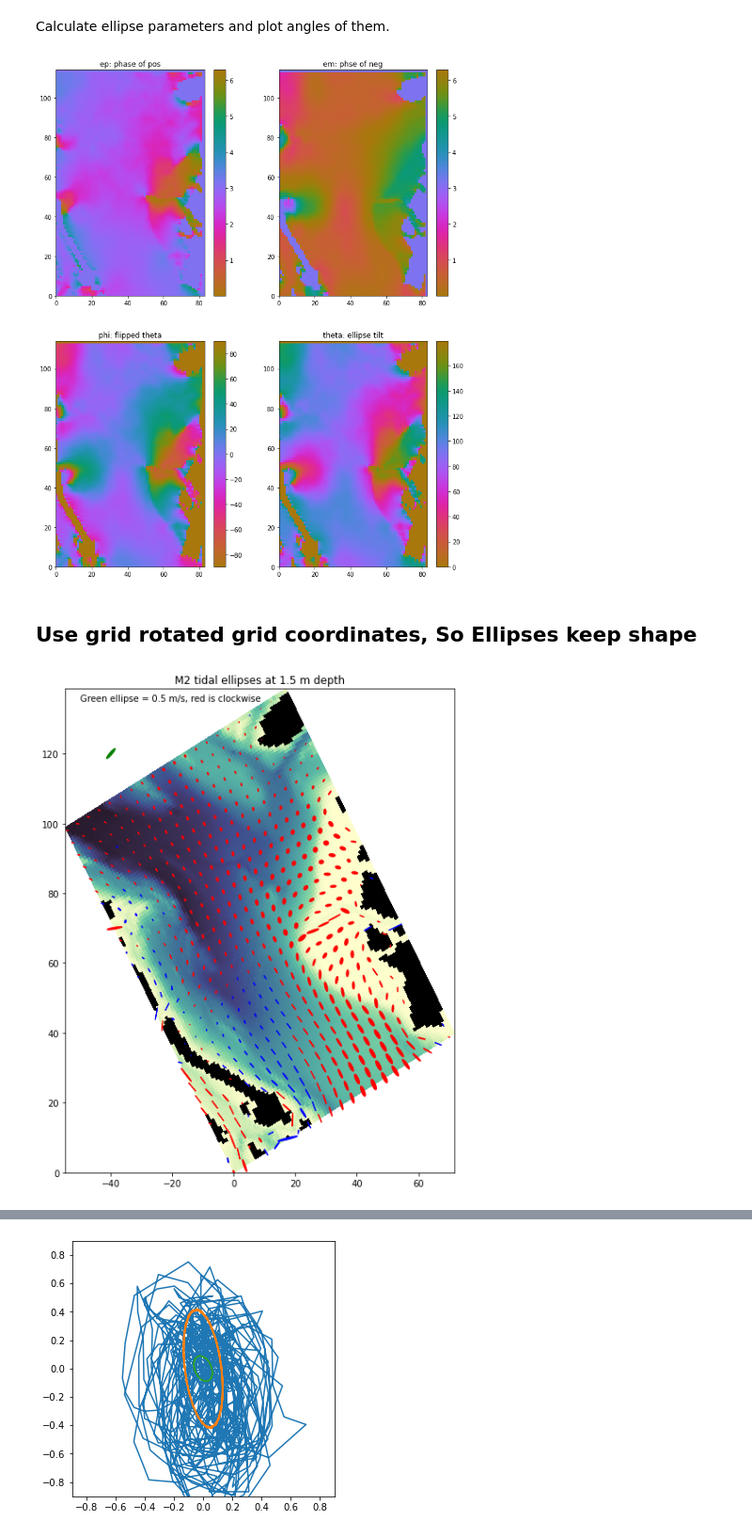
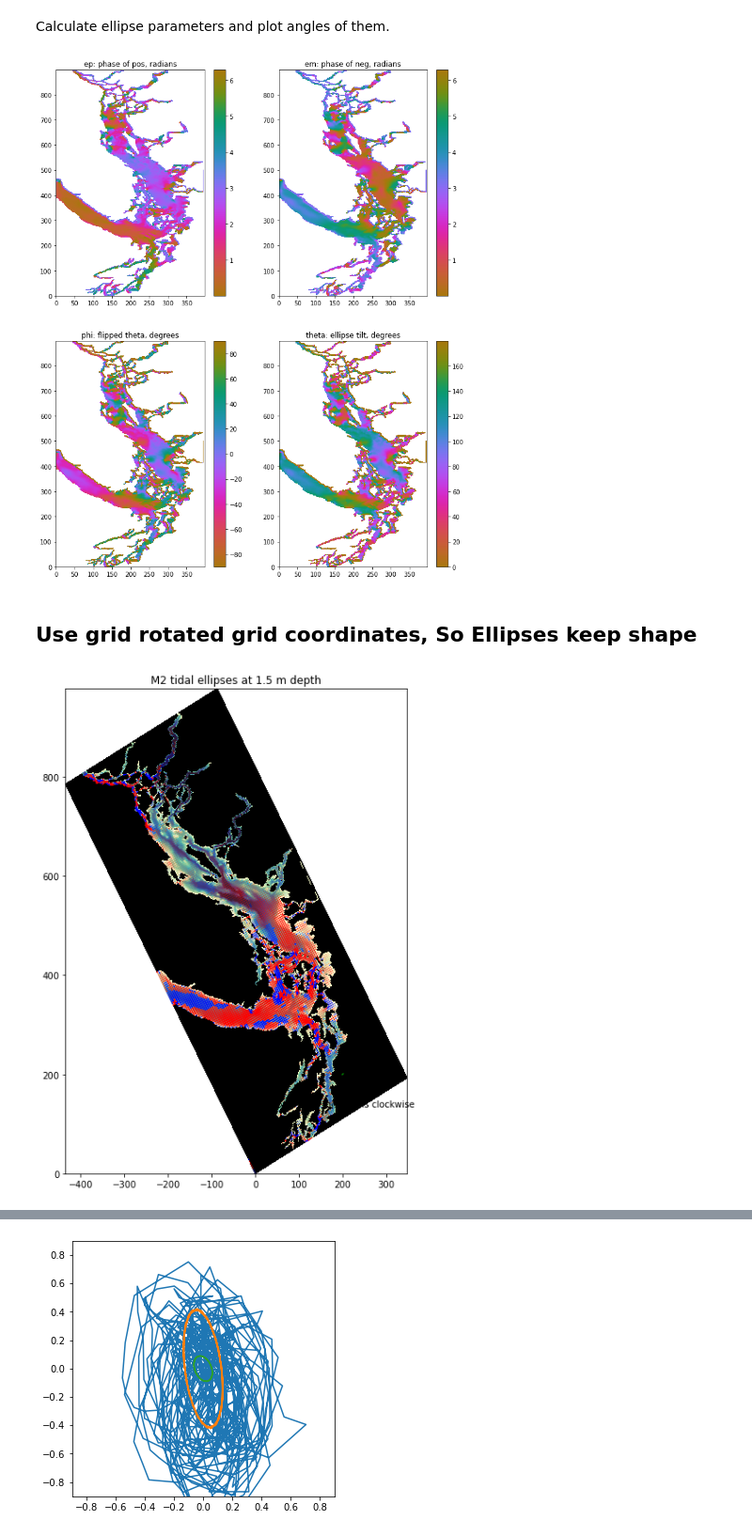
Before and after one commit to SalishSeaCast/analysis-shared, a Jupyter notebook: compare_tides/Ellipses-201905.ipynb, the cells around one changed output, grey strips where cells are left out. Shown at 94% size. Drawn from its saved outputs; the diff is of its cells as text; code cells hidden in the pictures.

```diff
--- a/compare_tides/Ellipses-201905.ipynb
+++ b/compare_tides/Ellipses-201905.ipynb
@@ -25,4 +28,7 @@ grid_bathy = grid["Bathymetry"][:]
 imin = 379; imax = 493; jmin = 238; jmax=321; ndays = 30
+# %%
+# Whole Domain
+imin = 0; imax = 898; jmin = 0; jmax = 398; ndays = 30
 # %%
 vvel = np.zeros((ndays*24, 40, imax-imin, jmax-jmin)); uvel =np.zeros_like(vvel)
 DIRECTORY = '/results2/SalishSea/nowcast-green.201905/'
@@ -95,7 +101,7 @@ def double(x, M2amp, M2pha, K1amp, K1pha, mean):
 def fittit (uaus, vaus, time, imin, imax, jmin, jmax, dj=1, ts=0):
     for i in np.arange(imin,imax):
         for j in np.arange(jmin,jmax,dj):
-            if vaus[:,i,j].any() != 0.:
+            if (vaus[:, i, j].any() != 0.) and (vaus[:, i, j].sum() == vaus[:, i, j].sum()):
                 fitted, cov = curve_fit(double, time[ts:], vaus[:,i,j])
                 if fitted[0] < 0:
                     fitted[0] = -fitted[0]
@@ -116,7 +122,7 @@ def fittit (uaus, vaus, time, imin, imax, jmin, jmax, dj=1, ts=0):
     print ('vaus done')
     for i in np.arange(imin,imax):
         for j in np.arange(jmin,jmax,dj):
-            if uaus[:,i,j].any() !=0.:
+            if (uaus[:, i, j].any() !=0.) and (uaus[:, i, j].sum() == uaus[:, i, j].sum()):
                 fitted, cov = curve_fit(double,time[ts:],uaus[:,i,j])
                 if fitted[0] < 0:
                     fitted[0] = -fitted[0]
@@ -195,26 +201,26 @@ Calculate ellipse parameters and plot angles of them.
 CX, SX, CY, SY, ap, am, ep, em, major, minor, theta = ellipse_params (uM2amp, uM2pha, vM2amp, vM2pha)
 fig=plt.figure(figsize=(2*5.5+1,3*5))
 plt.subplot(221)
-plt.pcolormesh(ep, cmap=cm.phase)
+plt.pcolormesh(np.ma.array(ep, mask=tmask), cmap=cm.phase)
 plt.colorbar()
-plt.title('ep: phase of pos')
+plt.title('ep: phase of pos, radians')
 
 plt.subplot(222)
-plt.pcolormesh(em, cmap=cm.phase)
+plt.pcolormesh(np.ma.array(em, mask=tmask), cmap=cm.phase)
 plt.colorbar()
-plt.title('em: phse of neg')
+plt.title('em: phase of neg, radians')
 
 plt.subplot(223)
-plt.pcolormesh(90-theta,cmap=cm.phase)
+plt.pcolormesh(np.ma.array(90-theta, mask=tmask), cmap=cm.phase)
 plt.colorbar()
-plt.title('phi: flipped theta')
+plt.title('phi: flipped theta, degrees')
 
 plt.subplot(224)
-plt.pcolormesh(theta, cmap=cm.phase)
+plt.pcolormesh(np.ma.array(theta, mask=tmask), cmap=cm.phase)
 plt.colorbar()
-plt.title('theta: ellipse tilt');
+plt.title('theta: ellipse tilt, degrees');
 # %% [output]
-[figure, old version]
+[figure, new version]
 # %% [markdown]
 ## Use grid rotated grid coordinates, So Ellipses keep shape
 # %%
@@ -231,32 +237,32 @@ for i in np.arange(imax-imin):
         m[i,j] = -i*np.sin(phi*np.pi/180.) + j*np.cos(phi*np.pi/180.)
 scale = 8.
 interval = 4
 for i in np.arange(0,imax-imin,interval):
     for j in np.arange(0,jmax-jmin,interval):
         if ap[i,j] > am[i,j]:
             thec = 'b'
         else:
             thec = 'r'
         ells = Ellipse(xy=(m[i,j],k[i,j]), width=scale*major[i,j],
                             height=scale*minor[i,j], angle=theta[i,j]+29.,
                             color=thec)
         ax.add_artist(ells)
         ells.set_facecolor(thec)
 
 
 # scale ellipse
-ell = Ellipse(xy=(-40, 120),width = scale*0.5, height = scale*0.1, angle = 45,
+ell = Ellipse(xy=(200, 200),width = scale*0.5, height = scale*0.1, angle = 45,
               color='g')
 ax.add_artist(ell)
 
 # land, and 5 m contour
 cmap_depth = plt.get_cmap(cm.deep)
 cmap_depth.set_bad('black')
 ax.pcolormesh(m[0:imax-imin, 0:jmax-jmin], k[0:imax-imin, 0:jmax-jmin],
             grid_bathy[imin:imax,jmin:jmax], cmap=cmap_depth)
 
 ax.set_title("M2 tidal ellipses at 1.5 m depth")
 
 ax.text(-50, 135, "Green ellipse = 0.5 m/s, red is clockwise");
 # %% [output]
-[figure, old version]
+[figure, new version]
```
Also changed, not shown: parts of 10 cells of this notebook.
